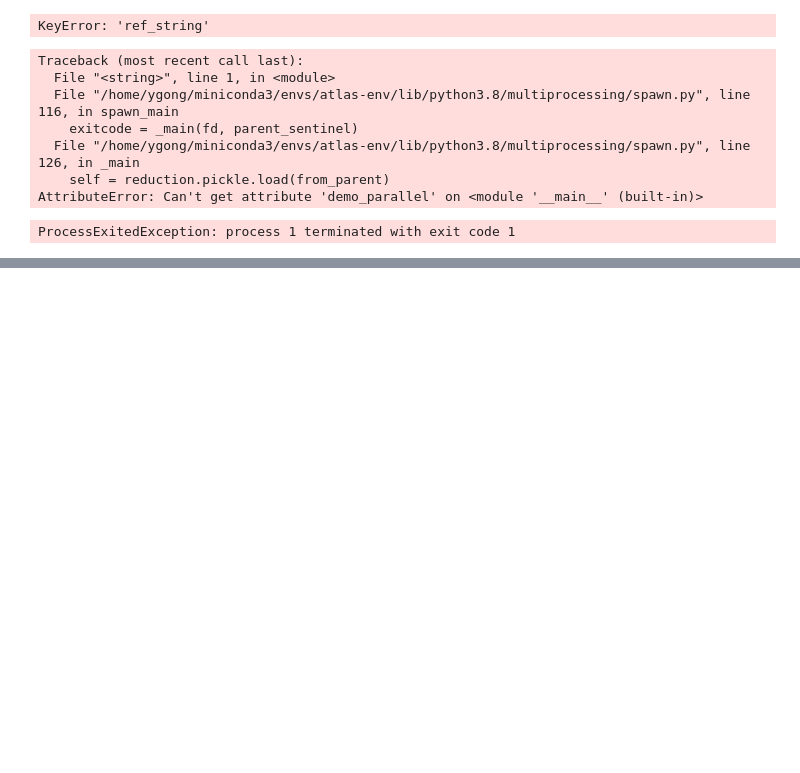
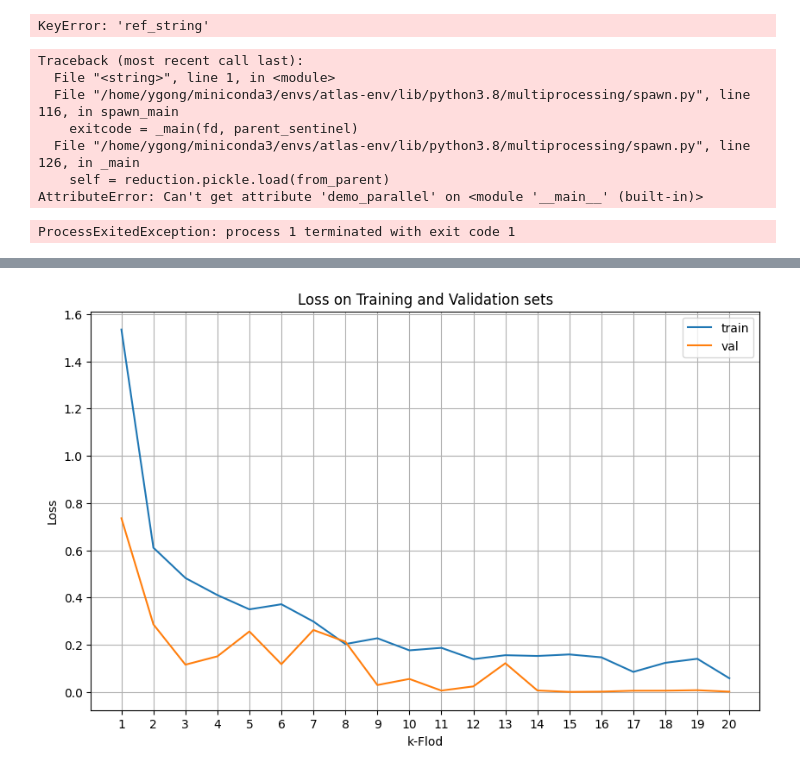
Before and after one commit to gong7788/Attributed-QA, a Jupyter notebook: fine_tune.ipynb, the cells around one changed output, grey strips where cells are left out. Drawn from its saved outputs; the diff is of its cells as text; code cells hidden in the pictures; blank space fills up the shorter version.

Commit message:
finetune bug need fix: load model in train

```diff
--- a/fine_tune.ipynb
+++ b/fine_tune.ipynb
@@ -281,0 +438,2 @@ t0pp = AutoModelForSeq2SeqLM.from_pretrained(AUTOAIS, device_map="auto")
+# %%
+train_loss_ls, test_loss_ls = run()
@@ -281,0 +486,18 @@ t0pp = AutoModelForSeq2SeqLM.from_pretrained(AUTOAIS, device_map="auto")
+# %%
+import matplotlib.pyplot as plt
+
+epochs = range(1, len(train_loss_ls) + 1, 1)
+
+plt.figure(figsize=(10, 6))
+
+plt.plot(epochs, train_loss_ls, label='train')
+plt.plot(epochs, test_loss_ls, label='val')
+plt.xticks(epochs)
+plt.title('Loss on Training and Validation sets')
+plt.xlabel('k-Flod')
+plt.ylabel('Loss')
+plt.legend()
+plt.grid(True)
+plt.show()
+# %% [output]
+[figure, added]
```
Also changed, not shown: parts of 6 cells of this notebook, 2 other files.
